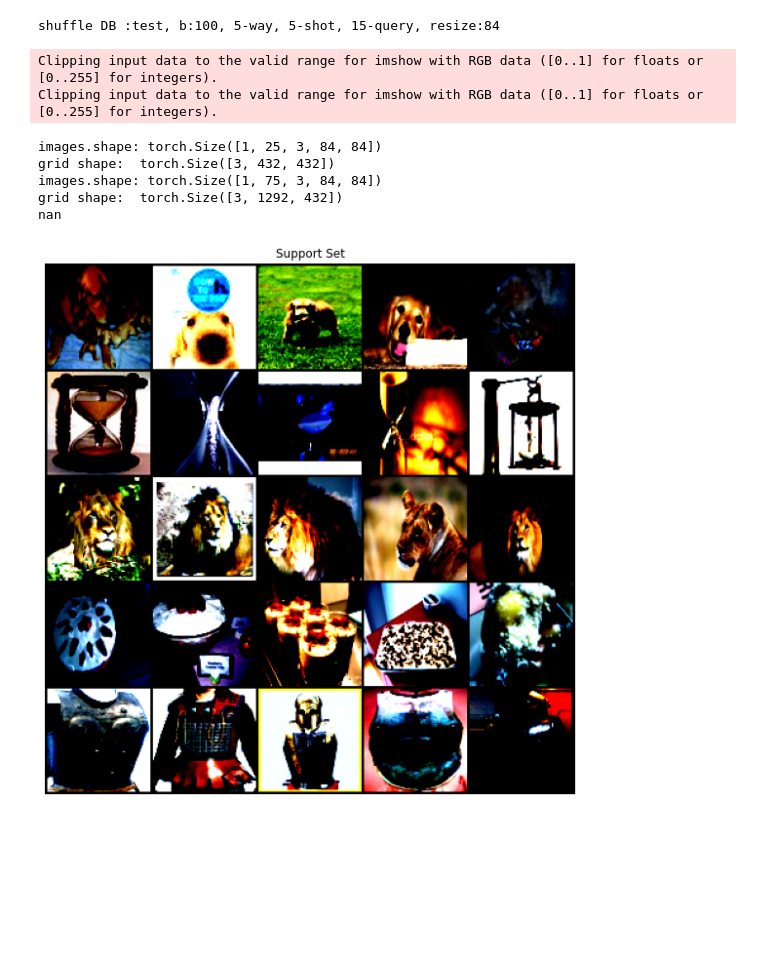
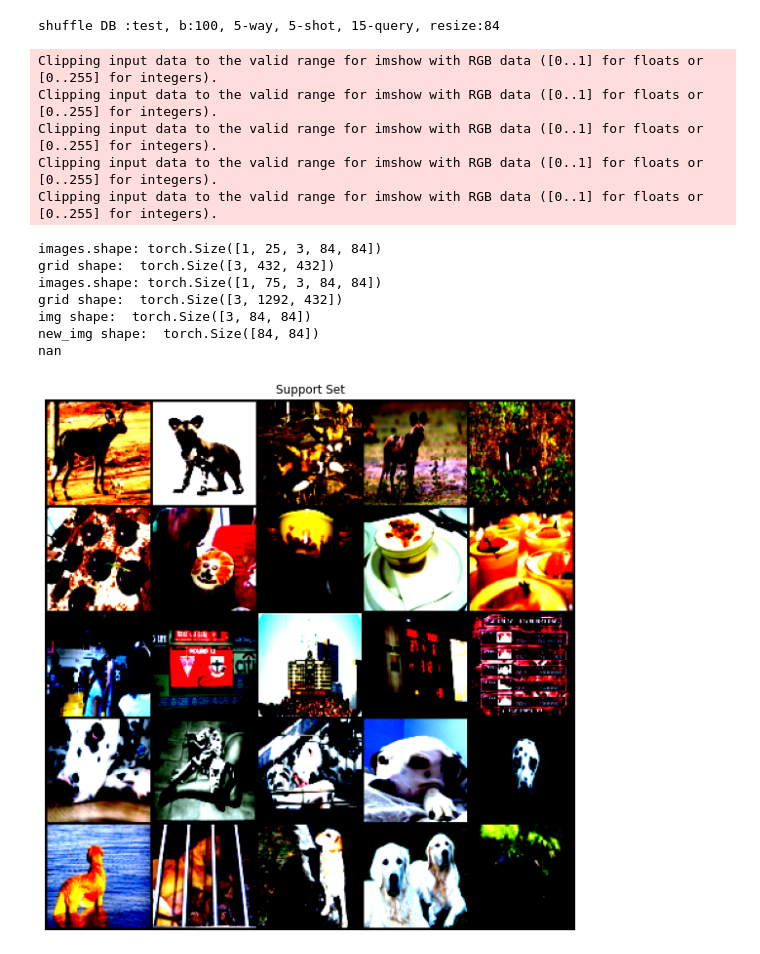
Before and after one commit to mjhoover1/Robust_MAML, a Jupyter notebook: Watermark_Attack.ipynb, the cells around one changed output. Cells and saved outputs as stored; diff of their text form; code cells hidden in the pictures; blank space fills up the shorter version.

```diff
--- a/Watermark_Attack.ipynb
+++ b/Watermark_Attack.ipynb
@@ -783,3 +752,18 @@ def poison_image(support_img, target_img):
+# %%
+# this function poisons a specific support image using a target query image
+def poison_image(support_img, target_img):
+    """
+    Recursively retrieves the autograd graph for a particular tensor.
+    # Arguments
+        support_img: Image from the support set.
+        target_img: Specific img from the query set, the target img to be misclassified.
+    # Returns
+        poisoned_img: A poisoned support img with target watermark
+    """
+    # Testing with 50%
+    poisoned_img = .5*target_img + .5*support_img # opacity of target image for overlay on base images
+    # poisoned_img = .2*target_img + .8*support_img # opacity of target image for overlay on base images
+    return poisoned_img
 # %%
 db_test = DataLoader(mini_test, 1, shuffle=True, num_workers=0, pin_memory=True)
 accs_all_test = []
@@ -796,33 +780,52 @@ for x_spt, y_spt, x_qry, y_qry in db_test:
       grid_img = make_grid(x_spt.squeeze(), nrow=5)
       print('grid shape: ', grid_img.shape)
       plt.imshow(grid_img.permute(1, 2, 0))
       # plot query set
       print('images.shape:', x_qry.shape)
       plt.figure(figsize=[15, 15])
       plt.axis('off')
       plt.title('Query Set')
       # make grid (5 rows and 5 columns) to display our 75 images
       grid_img = make_grid(x_qry.squeeze(), nrow=5)
       print('grid shape: ', grid_img.shape)
       plt.imshow(grid_img.permute(1, 2, 0))
-      break
     x_spt, y_spt, x_qry, y_qry = x_spt.squeeze(0), y_spt.squeeze(0), \
                                  x_qry.squeeze(0), y_qry.squeeze(0)
     ############## ADD POISONS TO SUPPORT HERE ##############
-
+    print('img shape: ', x_qry[0].shape)
+    new_image = poison_image(x_spt[0], x_qry[14])
+    print('new_img shape: ', new_image[0].shape)
+    plt.figure(figsize=[10, 10])
+    plt.axis('off')
+    plt.title('Support Img')
+    plt.imshow(x_spt[0].permute(1, 2, 0))
+    plt.figure(figsize=[10, 10])
+    plt.axis('off')
+    plt.title('Target Img')
+    plt.imshow(x_qry[14].permute(1, 2, 0))
+    plt.figure(figsize=[10, 10])
+    plt.axis('off')
+    plt.title('Poisoned Img')
+    plt.imshow(new_image.permute(1, 2, 0))
+    break
 
     accs = maml.finetunning(x_spt, y_spt, x_qry, y_qry)
     accs_all_test.append(accs)
     i += 1
     print(i, ": ", accs[-1])
 accs = np.array(accs_all_test).mean(axis=0).astype(np.float16)
 print(accs)
 # %% [output]
 Clipping input data to the valid range for imshow with RGB data ([0..1] for floats or [0..255] for integers).
 Clipping input data to the valid range for imshow with RGB data ([0..1] for floats or [0..255] for integers).
+Clipping input data to the valid range for imshow with RGB data ([0..1] for floats or [0..255] for integers).
+Clipping input data to the valid range for imshow with RGB data ([0..1] for floats or [0..255] for integers).
+Clipping input data to the valid range for imshow with RGB data ([0..1] for floats or [0..255] for integers).
 images.shape: torch.Size([1, 25, 3, 84, 84])
 grid shape:  torch.Size([3, 432, 432])
 images.shape: torch.Size([1, 75, 3, 84, 84])
 grid shape:  torch.Size([3, 1292, 432])
+img shape:  torch.Size([3, 84, 84])
+new_img shape:  torch.Size([84, 84])
 nan
-[figure, old version]
+[figure, new version]
```
Also changed, not shown: parts of 2 cells of this notebook.
